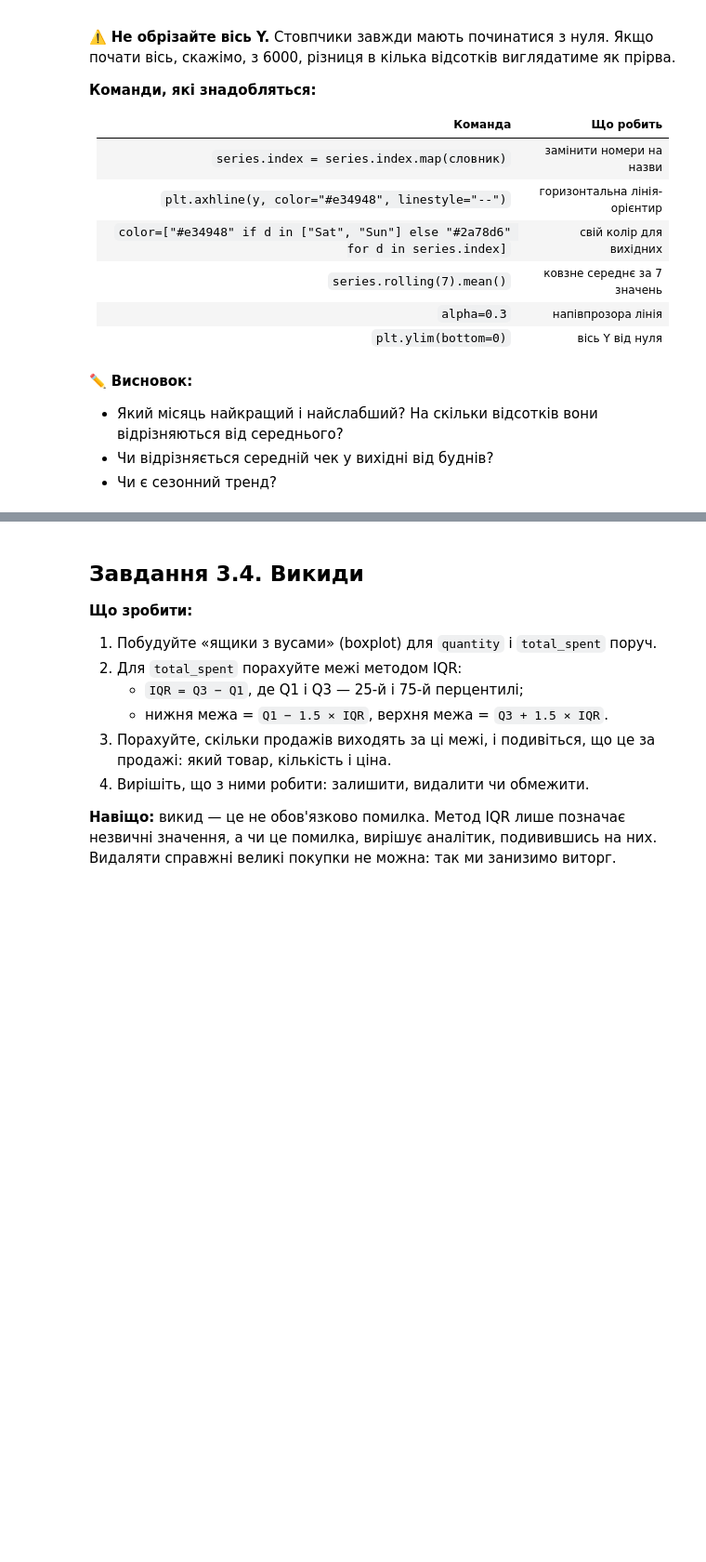
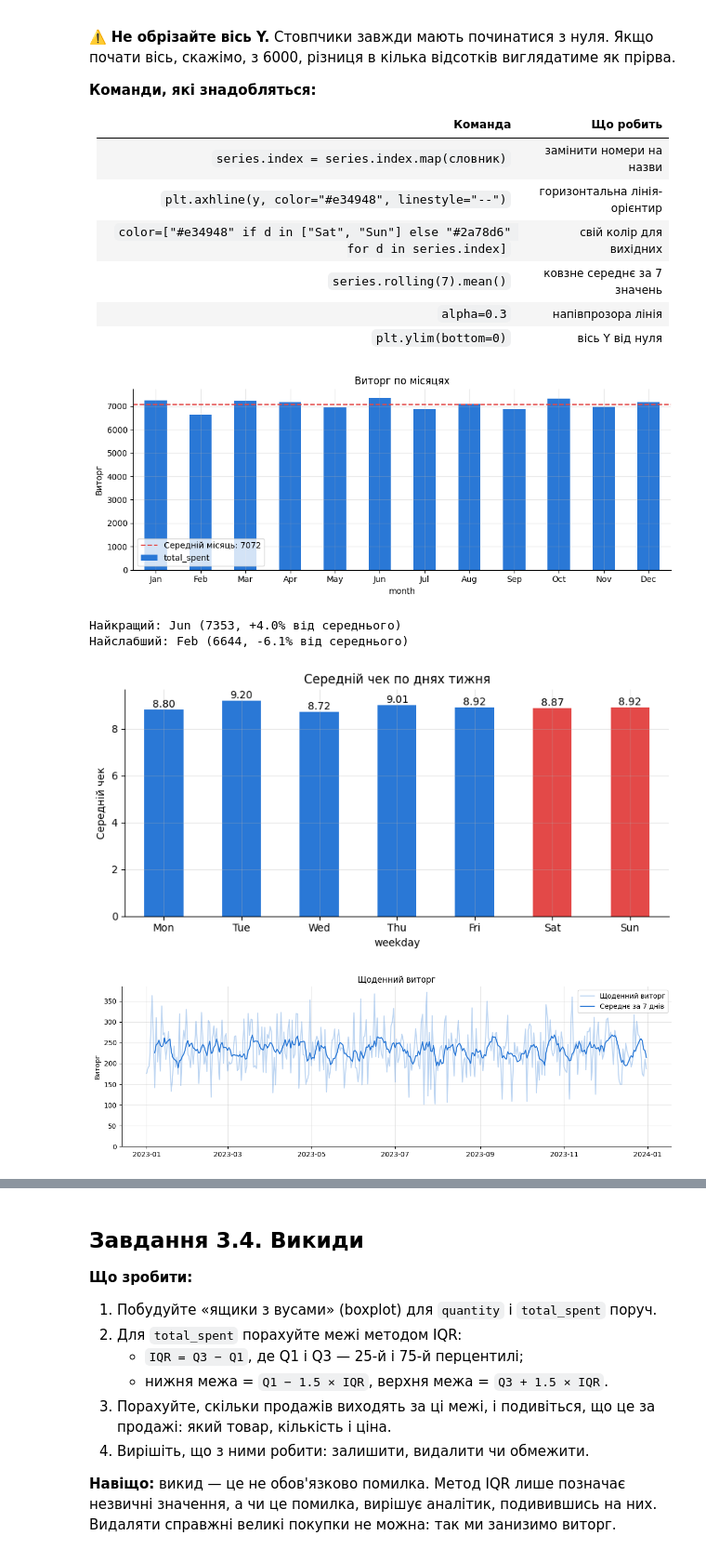
Before and after one commit to Alisa-debug777/Cafe_sales_3_11, a Jupyter notebook: Копия_блокнота_"Pandas_lesson_34_03_11_26_training_project_cafe_sales_ipynb".ipynb, the cells around one changed output, grey strips where cells are left out. Shown at 93% size. Drawn from its saved outputs; the diff is of its cells as text; code cells hidden in the pictures; blank space fills up the shorter version.

```diff
--- a/Копия_блокнота_"Pandas_lesson_34_03_11_26_training_project_cafe_sales_ipynb".ipynb
+++ b/Копия_блокнота_"Pandas_lesson_34_03_11_26_training_project_cafe_sales_ipynb".ipynb
@@ -975,5 +973,55 @@ plt.show()
-# %% [markdown]
-✏️ **Висновок:**
-- Який місяць найкращий і найслабший? На скільки відсотків вони відрізняються від середнього?
-- Чи відрізняється середній чек у вихідні від буднів?
-- Чи є сезонний тренд?
+# %%
+
+month_names = {1: "Jan", 2: "Feb", 3: "Mar", 4: "Apr", 5: "May", 6: "Jun",
+               7: "Jul", 8: "Aug", 9: "Sep", 10: "Oct", 11: "Nov", 12: "Dec"}
+day_names = {0: "Mon", 1: "Tue", 2: "Wed", 3: "Thu", 4: "Fri", 5: "Sat", 6: "Sun"}
+
+monthly = df.groupby('month')['total_spent'].sum().sort_index()
+monthly.index = monthly.index.map(month_names)
+
+plt.figure(figsize=(10, 4))
+monthly.plot(kind='bar', color='#2a78d6')
+plt.axhline(monthly.mean(), color='#e34948', linestyle='--', label=f'Середній місяць: {monthly.mean():.0f}')
+plt.title('Виторг по місяцях')
+plt.ylabel('Виторг')
+plt.xticks(rotation=0)
+plt.ylim(bottom=0)
+plt.legend()
+plt.tight_layout()
+plt.show()
+
+best, worst, avg = monthly.idxmax(), monthly.idxmin(), monthly.mean()
+print(f"Найкращий: {best} ({monthly.max():.0f}, {(monthly.max()/avg-1)*100:+.1f}% від середнього)")
+print(f"Найслабший: {worst} ({monthly.min():.0f}, {(monthly.min()/avg-1)*100:+.1f}% від середнього)")
+
+avg_check = df.groupby('weekday')['total_spent'].mean().sort_index()
+avg_check.index = avg_check.index.map(day_names)
+
+plt.figure(figsize=(8, 4))
+colors = ["#e34948" if d in ["Sat", "Sun"] else "#2a78d6" for d in avg_check.index]
+avg_check.plot(kind='bar', color=colors)
+plt.bar_label(plt.gca().containers[0], fmt='%.2f')
+plt.title('Середній чек по днях тижня')
+plt.ylabel('Середній чек')
+plt.xticks(rotation=0)
+plt.ylim(bottom=0)
+plt.tight_layout()
+plt.show()
+
+daily = df.groupby('transaction_date')['total_spent'].sum().sort_index()
+
+plt.figure(figsize=(12, 4))
+plt.plot(daily.index, daily.values, color='#2a78d6', alpha=0.3, label='Щоденний виторг')
+plt.plot(daily.index, daily.rolling(7).mean(), color='#2a78d6', label='Середнє за 7 днів')
+plt.title('Щоденний виторг')
+plt.ylabel('Виторг')
+plt.ylim(bottom=0)
+plt.legend()
+plt.tight_layout()
+plt.show()
+# %% [output]
+[figure, added]
+Найкращий: Jun (7353, +4.0% від середнього)
+Найслабший: Feb (6644, -6.1% від середнього)
+[figure, added]
+[figure, added]
```
Also changed, not shown: parts of 10 cells of this notebook.
